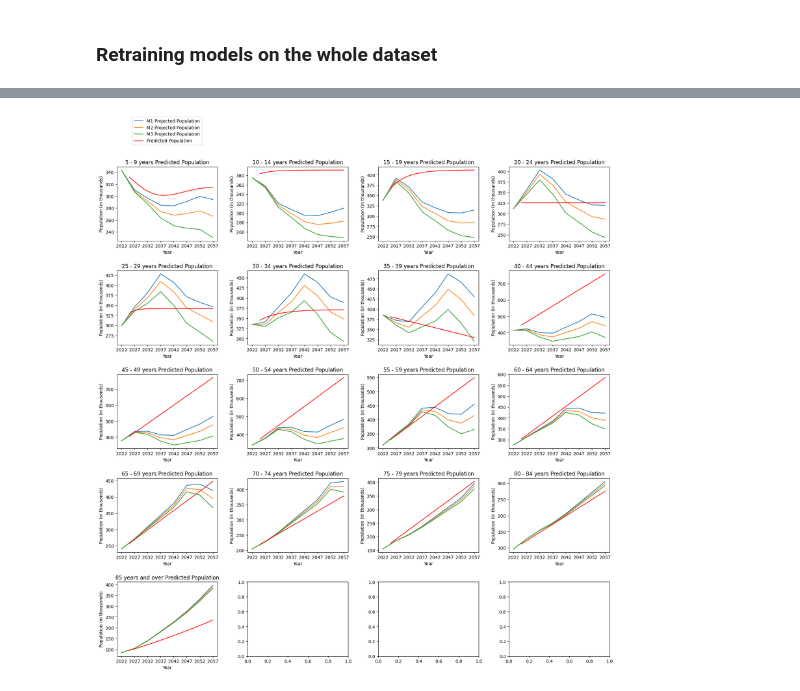
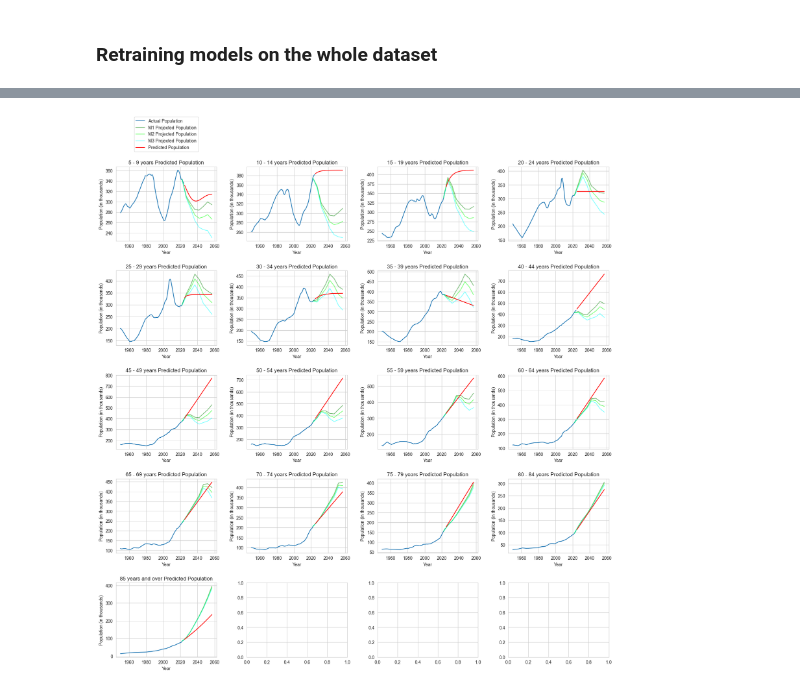
Before and after one commit to oOoOoOo0o/LM051-FYP, a Jupyter notebook: arima/age-groups.ipynb, the cells around one changed output, grey strips where cells are left out. Cells and saved outputs as stored; diff of their text form; code cells hidden in the pictures.

```diff
--- a/arima/age-groups.ipynb
+++ b/arima/age-groups.ipynb
@@ -267,8 +256,9 @@ Total fit time: 0.117 seconds
 # %%
 # Printing metrics
-for forecast, ag, rmse in zip(forecasts, age_groups, rmses):
+for forecast, ag, rmse, mape in zip(forecasts, age_groups, rmses, mapes):
     print(f'{ag} forecast:\n{forecast}')
     print(f'RMSE: {rmse}\n')
+    print(f'MAPE: {mape*100}\n')
 # %% [output]
 Under 1 year forecast:
 13    61532.033180
@@ -291,29 +281,26 @@ RMSE: 9905.793191360297
 # Visualising predicted population against actual population
 
 # Create a 4x5 grid for our 19 plots
-fig, axes = plt.subplots(nrows=5, ncols=4, figsize=(20, 20))
+fig, axes = plt.subplots(nrows=3, ncols=2, figsize=(20, 20))
 axes = axes.flatten()
 
-# Custom x-ticks
-x_ticks = [1926, 1941, 1956, 1971, 1986, 2001, 2016]
-
-for ag, forecast, ax in zip(age_groups, forecasts, axes):
+for ag, forecast, ax in zip(age_groups[-5:], forecasts[-5:], axes):
     y = train[ag]
     y_test = test[ag]
 
     # Actual population used for training
-    ax.plot(train.index, y, label='Training Data')
+
     # Actual population used for testing
-    ax.plot(test.index, y_test, label='Test Data', color='lime')
+    ax.plot(test.index, y_test, label='Actual Population', color='blue', marker='o')
     # Predicted population
-    ax.plot(test.index, forecast, label=f'Predicted Population', color='red', linestyle='--')
-    ax.set_title(f'{ag} Predicted Population')
+    ax.plot(test.index, forecast, label=f'Predicted Population', color='red', linestyle='--', marker='o')
+    ax.set_title(f'{ag}')
     ax.set_xlabel('Year')
-    ax.set_xticks(x_ticks)
     ax.set_ylabel('Population')
+    ax.legend()
     # ax.set_ylim(bottom=0)
 
-axes[0].legend(loc='upper center', bbox_to_anchor=(0.5, 1.5))
+# axes[0].legend(loc='upper center', bbox_to_anchor=(0, 1))
 plt.subplots_adjust(hspace=0.4, wspace=0.3)
 plt.show()
 # %% [output]
@@ -355,6 +359,7 @@ models = {}
 # To be used in evaluation
 forecasts = []
 rmses = []
+mapes = []
 
 # Fit each model with a corresponding age group and record results
 for ag in age_groups:
@@ -367,6 +372,7 @@ for ag in age_groups:
 
     forecasts.append(forecast)
     rmses.append(root_mean_squared_error(test[ag], forecast))
+    mapes.append(mean_absolute_percentage_error(test[ag], forecast))
 # %% [output]
 Performing stepwise search to minimize aic
  ARIMA(2,0,2)(0,0,0)[0]             : AIC=inf, Time=0.07 sec
@@ -483,17 +507,17 @@ fig, axes = plt.subplots(nrows=5, ncols=4, figsize=(20, 20))
 axes = axes.flatten()
 
 for ag, prediction, ax in zip(age_groups[2:], predictions, axes):
+    ax.plot(df[ag].index, df[ag], label='Actual Population')
     # Projected population (M1, M2, M3)
-    ax.plot(m1[ag].index, m1[ag], label='M1 Projected Population')
-    ax.plot(m2[ag].index, m2[ag], label='M2 Projected Population')
-    ax.plot(m3[ag].index, m3[ag], label='M3 Projected Population')
+    ax.plot(m1[ag].index, m1[ag], label='M1 Projected Population', color='green', alpha=0.5)
+    ax.plot(m2[ag].index, m2[ag], label='M2 Projected Population', color='lime', alpha=0.5)
+    ax.plot(m3[ag].index, m3[ag], label='M3 Projected Population', color='cyan', alpha=0.5)
     # Predicted population
     prediction = prediction[10:]
     ax.plot(prediction.index, prediction, label='Predicted Population', color='red')
     ax.set_title(f'{ag} Predicted Population')
     ax.set_xlabel('Year')
     ax.set_ylabel('Population (in thousands)')
-    ax.set_xticks(x_ticks)
     ax.xaxis.set_major_formatter(mdates.DateFormatter('%Y'))
 
 axes[0].legend(loc='upper center', bbox_to_anchor=(0.5, 1.7))
@@ -546,25 +570,25 @@ x_ticks = pd.to_datetime(['2022', '2027', '2032', '2037', '2042', '2047', '2052'
 # %%
 # Visualising predicted population against M1 projected population
 
 # Create a 4x5 grid for our 19 plots
 fig, axes = plt.subplots(nrows=5, ncols=4, figsize=(20, 20))
 axes = axes.flatten()
 
 for ag, prediction, ax in zip(age_groups[2:], predictions, axes):
+    ax.plot(df[ag].index, df[ag], label='Actual Population')
     # Projected population (M1, M2, M3)
-    ax.plot(m1[ag].index, m1[ag], label='M1 Projected Population')
-    ax.plot(m2[ag].index, m2[ag], label='M2 Projected Population')
-    ax.plot(m3[ag].index, m3[ag], label='M3 Projected Population')
+    ax.plot(m1[ag].index, m1[ag], label='M1 Projected Population', color='green', alpha=0.5)
+    ax.plot(m2[ag].index, m2[ag], label='M2 Projected Population', color='lime', alpha=0.5)
+    ax.plot(m3[ag].index, m3[ag], label='M3 Projected Population', color='cyan', alpha=0.5)
     # Predicted population
     ax.plot(prediction.index, prediction, label='Predicted Population', color='red')
     ax.set_title(f'{ag} Predicted Population')
     ax.set_xlabel('Year')
     ax.set_ylabel('Population (in thousands)')
-    ax.set_xticks(x_ticks)
     ax.xaxis.set_major_formatter(mdates.DateFormatter('%Y'))
 
 axes[0].legend(loc='upper center', bbox_to_anchor=(0.5, 1.7))
 plt.subplots_adjust(hspace=0.4, wspace=0.3)
 plt.show()
 # %% [output]
-[figure, old version]
+[figure, new version]
```
Also changed, not shown: parts of 11 cells of this notebook.
